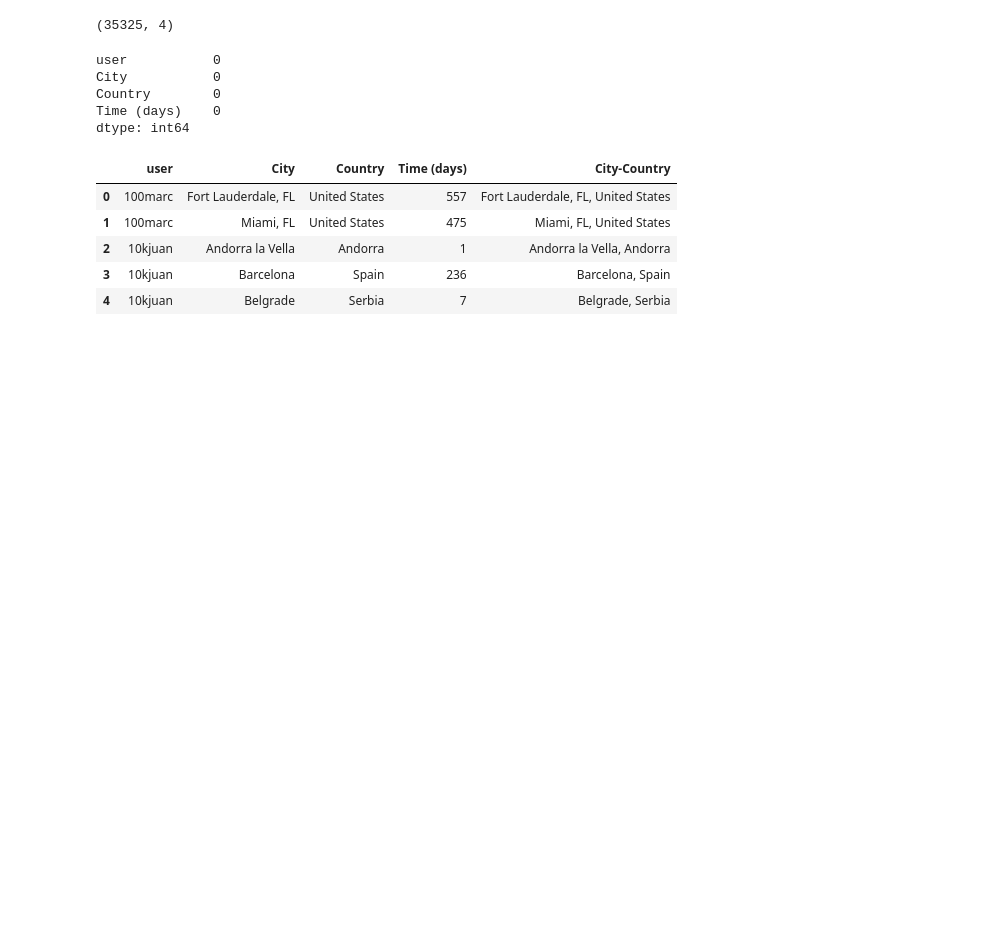
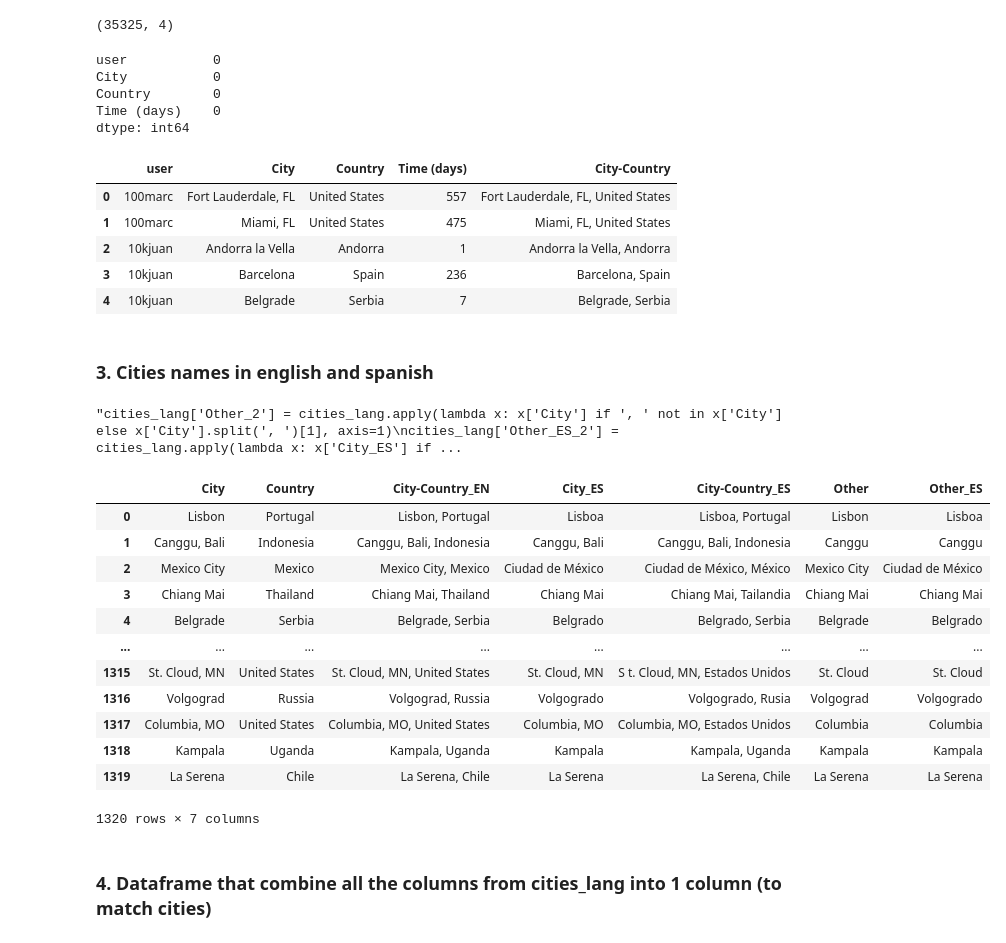
Before and after one commit to smunozan/datamex_082020, a Jupyter notebook: final-project/Code/Data_wrangling.ipynb, the cells around one changed output. Drawn from its saved outputs; the diff is of its cells as text; code cells hidden in the pictures; blank space fills up the shorter version.

```diff
--- a/final-project/Code/Data_wrangling.ipynb
+++ b/final-project/Code/Data_wrangling.ipynb
@@ -124,3 +128,8 @@ users.head()
 # %%
 #actualizamos el csv con los valores tabla
 users.to_csv('../data/user_cities.csv',index=False)
+# %% [markdown]
+### 3. Cities names in english and spanish
+# %%
+cities_lang = cities[['City','Country']]
+cities_lang['City-Country_EN'] = cities_lang.apply(lambda x: x['City']+', '+x['Country'], axis=1)
@@ -126,0 +143,30 @@ users.to_csv('../data/user_cities.csv',index=False)
+# %%
+#agregamos las columnas al dataframe
+cities_lang['City_ES'] = ciudades_ES
+cities_lang['City-Country_ES'] = ciudades_pais_ES
+# %%
+#agregamos la columna de otros al dataframe con otras opciones de ciudades
+cities_lang['Other'] = cities_lang.apply(lambda x: x['City'] if ', ' not in x['City'] else x['City'].split(', ')[0], axis=1)
+cities_lang['Other_ES'] = cities_lang.apply(lambda x: x['City_ES'] if ', ' not in x['City_ES'] else x['City'].split(', ')[0], axis=1)
+
+'''cities_lang['Other_2'] = cities_lang.apply(lambda x: x['City'] if ', ' not in x['City'] else x['City'].split(', ')[1], axis=1)
+cities_lang['Other_ES_2'] = cities_lang.apply(lambda x: x['City_ES'] if ', ' not in x['City_ES'] else x['City'].split(', ')[1], axis=1)'''
+# %% [output]
+"cities_lang['Other_2'] = cities_lang.apply(lambda x: x['City'] if ', ' not in x['City'] else x['City'].split(', ')[1], axis=1)\ncities_lang['Other_ES_2'] = cities_lang.apply(lambda x: x['City_ES'] if ...
+# %%
+#muestra de la tabla
+cities_lang
+# %% [output]
+|  | City | Country | City-Country_EN | City_ES | City-Country_ES | Other | Other_ES |
+| 0 | Lisbon | Portugal | Lisbon, Portugal | Lisboa | Lisboa, Portugal | Lisbon | Lisboa |
+| 1 | Canggu, Bali | Indonesia | Canggu, Bali, Indonesia | Canggu, Bali | Canggu, Bali, Indonesia | Canggu | Canggu |
+| 2 | Mexico City | Mexico | Mexico City, Mexico | Ciudad de México | Ciudad de México, México | Mexico City | Ciudad de México |
+| 3 | Chiang Mai | Thailand | Chiang Mai, Thailand | Chiang Mai | Chiang Mai, Tailandia | Chiang Mai | Chiang Mai |
+| 4 | Belgrade | Serbia | Belgrade, Serbia | Belgrado | Belgrado, Serbia | Belgrade | Belgrado |
+| ... | ... | ... | ... | ... | ... | ... | ... |
+| 1315 | St. Cloud, MN | United States | St. Cloud, MN, United States | St. Cloud, MN | S t. Cloud, MN, Estados Unidos | St. Cloud | St. Cloud |
+| 1316 | Volgograd | Russia | Volgograd, Russia | Volgogrado | Volgogrado, Rusia | Volgograd | Volgogrado |
+| 1317 | Columbia, MO | United States | Columbia, MO, United States | Columbia, MO | Columbia, MO, Estados Unidos | Columbia | Columbia |
+| 1318 | Kampala | Uganda | Kampala, Uganda | Kampala | Kampala, Uganda | Kampala | Kampala |
+| 1319 | La Serena | Chile | La Serena, Chile | La Serena | La Serena, Chile | La Serena | La Serena |
+1320 rows × 7 columns
@@ -126,0 +176,2 @@ users.to_csv('../data/user_cities.csv',index=False)
+# %% [markdown]
+### 4. Dataframe that combine all the columns from cities_lang into 1 column (to match cities)
```
Also changed, not shown: parts of 6 cells of this notebook, 5 other files.
